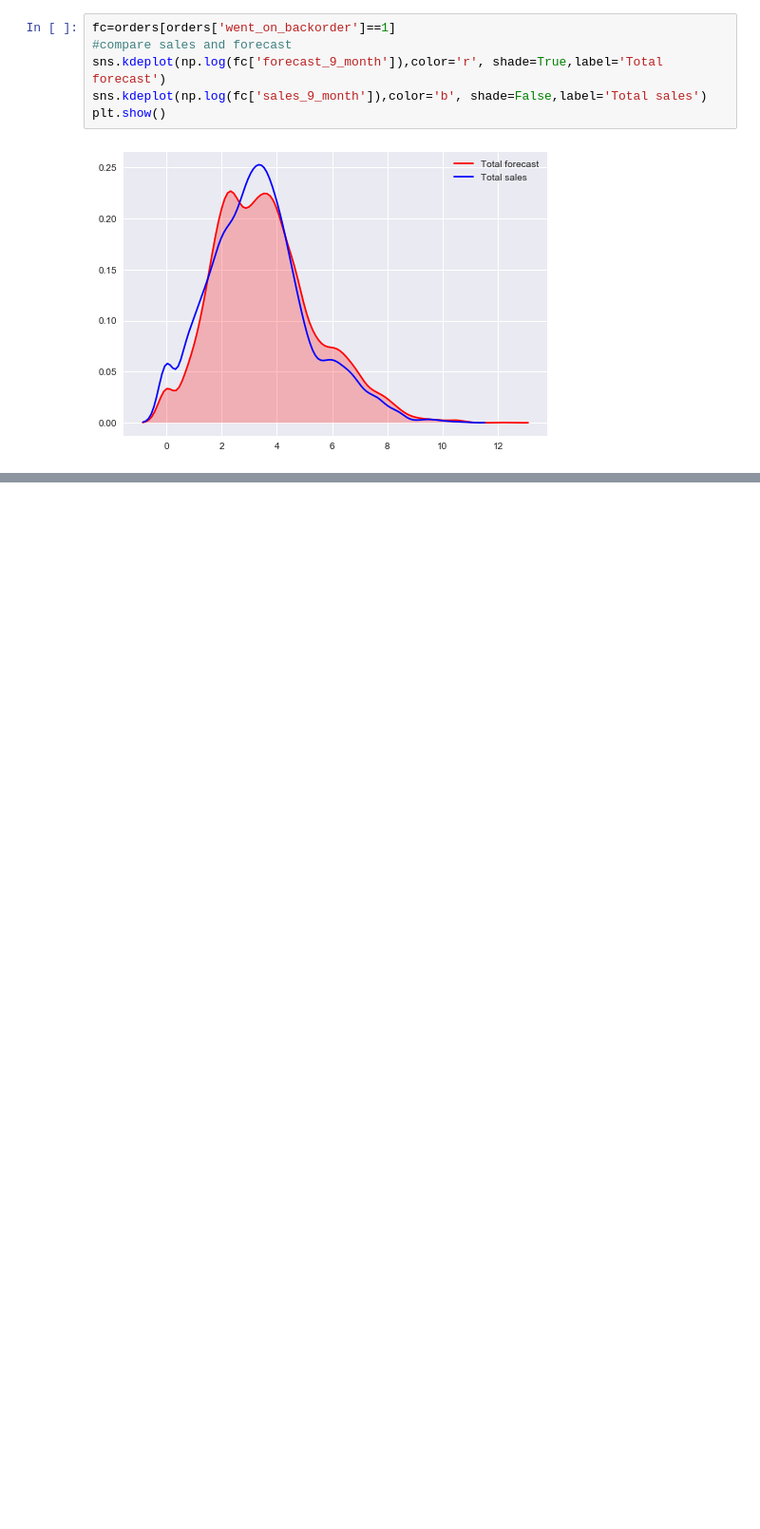
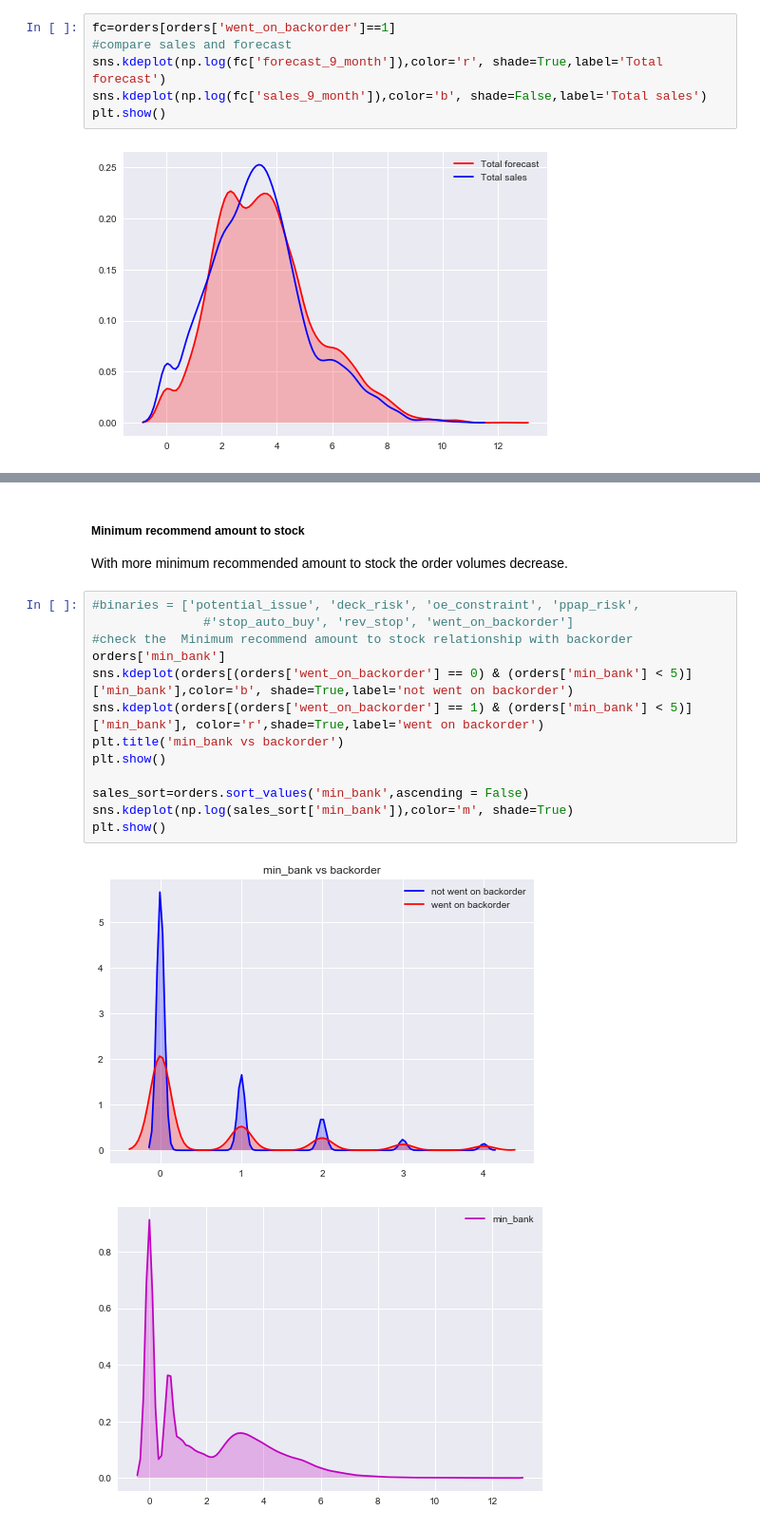
Before and after one commit to hedib/DataScienceProjects, a Jupyter notebook: project_Inventory/backorder.ipynb, the cells around one changed output, grey strips where cells are left out. Shown at 95% size. Drawn from its saved outputs; the diff is of its cells as text; blank space fills up the shorter version.

```diff
--- a/project_Inventory/backorder.ipynb
+++ b/project_Inventory/backorder.ipynb
@@ -467,0 +574,19 @@ plt.show()
+# %% [markdown]
+##### Minimum recommend amount to stock
+With more minimum recommended amount to stock the order volumes decrease.
+# %%
+#binaries = ['potential_issue', 'deck_risk', 'oe_constraint', 'ppap_risk',
+               #'stop_auto_buy', 'rev_stop', 'went_on_backorder']
+#check the  Minimum recommend amount to stock relationship with backorder
+orders['min_bank']
+sns.kdeplot(orders[(orders['went_on_backorder'] == 0) & (orders['min_bank'] < 5)]['min_bank'],color='b', shade=True,label='not went on backorder')
+sns.kdeplot(orders[(orders['went_on_backorder'] == 1) & (orders['min_bank'] < 5)]['min_bank'], color='r',shade=True,label='went on backorder')
+plt.title('min_bank vs backorder')
+plt.show()
+
+sales_sort=orders.sort_values('min_bank',ascending = False)
+sns.kdeplot(np.log(sales_sort['min_bank']),color='m', shade=True)
+plt.show()
+# %% [output]
+[figure, added]
+[figure, added]
```
Also changed, not shown: parts of 27 cells of this notebook.
